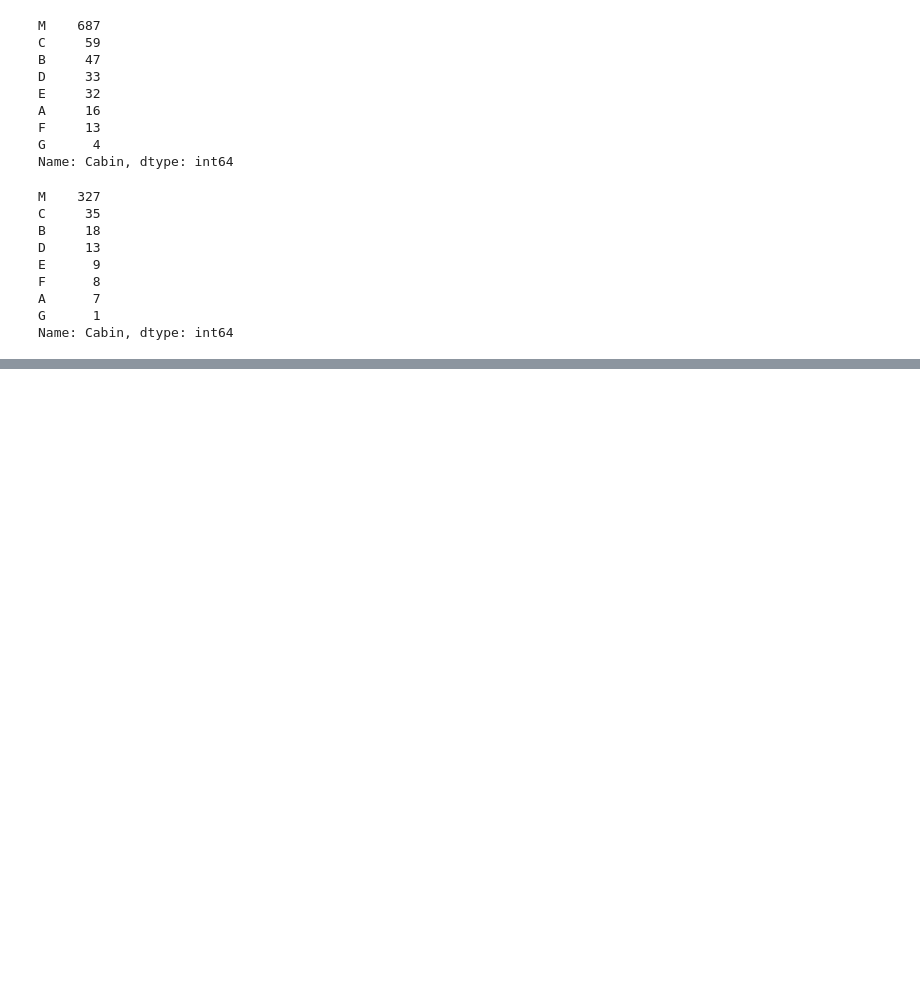
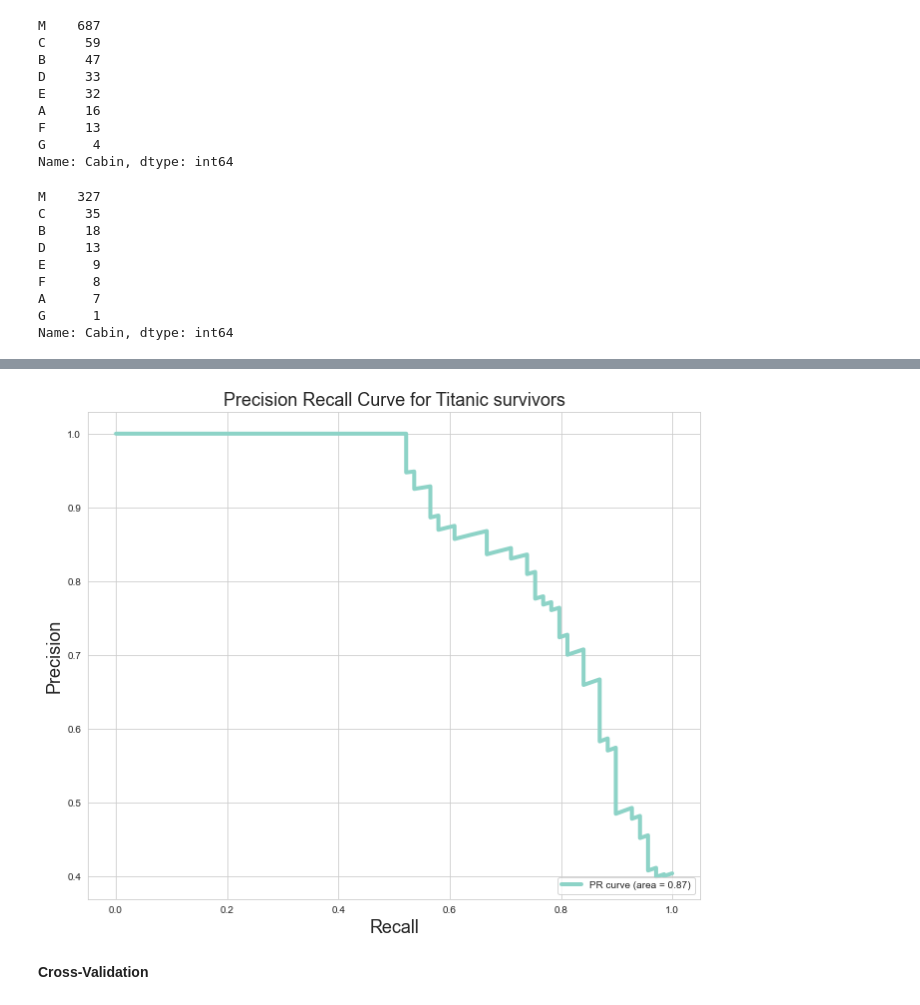
Before and after one commit to XVI-IX/titanic, a Jupyter notebook: titanic.ipynb, the cells around one changed output, grey strips where cells are left out. Drawn from its saved outputs; the diff is of its cells as text; code cells hidden in the pictures; blank space fills up the shorter version.

```diff
--- a/titanic.ipynb
+++ b/titanic.ipynb
@@ -1252,0 +1315,5 @@ Name: Cabin, dtype: int64
+# %%
+x_train, x_test, y_train, y_test = train_test_split(
+    train_set, train_set_sur,
+    train_size=0.8, random_state=0
+)
@@ -1252,0 +1398,20 @@ Name: Cabin, dtype: int64
+# %%
+from sklearn.metrics import precision_recall_curve
+
+y_score = logreg.decision_function(x_test)
+
+precision, recall, _ = precision_recall_curve(y_test, y_score)
+PR_AUC = auc(recall, precision)
+
+plt.figure(figsize=[11, 9])
+plt.plot(recall, precision, label='PR curve (area = %0.2f)' %
+         PR_AUC, linewidth=4)
+plt.xlabel('Recall', fontsize=18)
+plt.ylabel('Precision', fontsize=18)
+plt.title('Precision Recall Curve for Titanic survivors', fontsize=18)
+plt.legend(loc="lower right")
+plt.show()
+# %% [output]
+[figure, added]
+# %% [markdown]
+**Cross-Validation**
```
Also changed, not shown: parts of 26 cells of this notebook.
